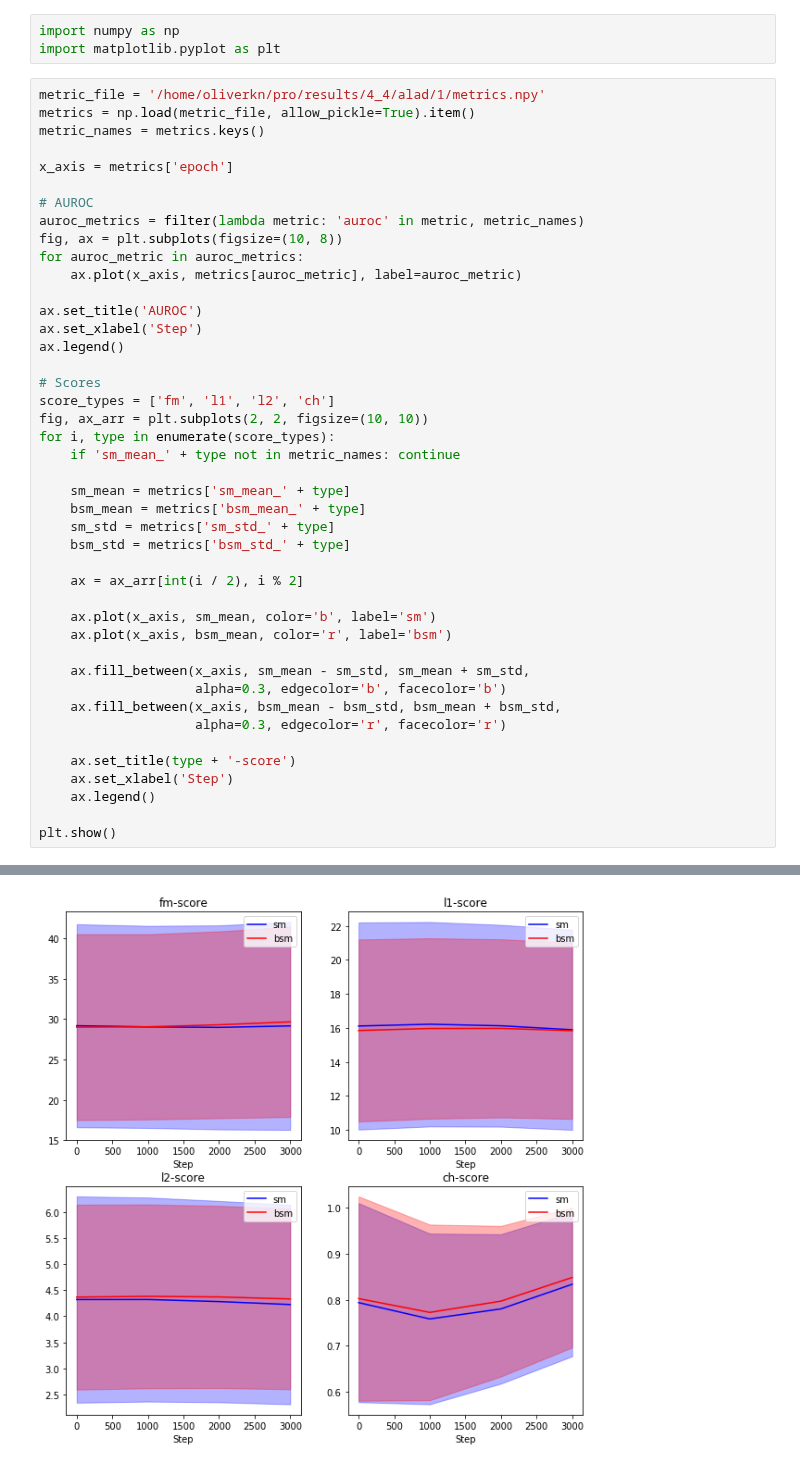
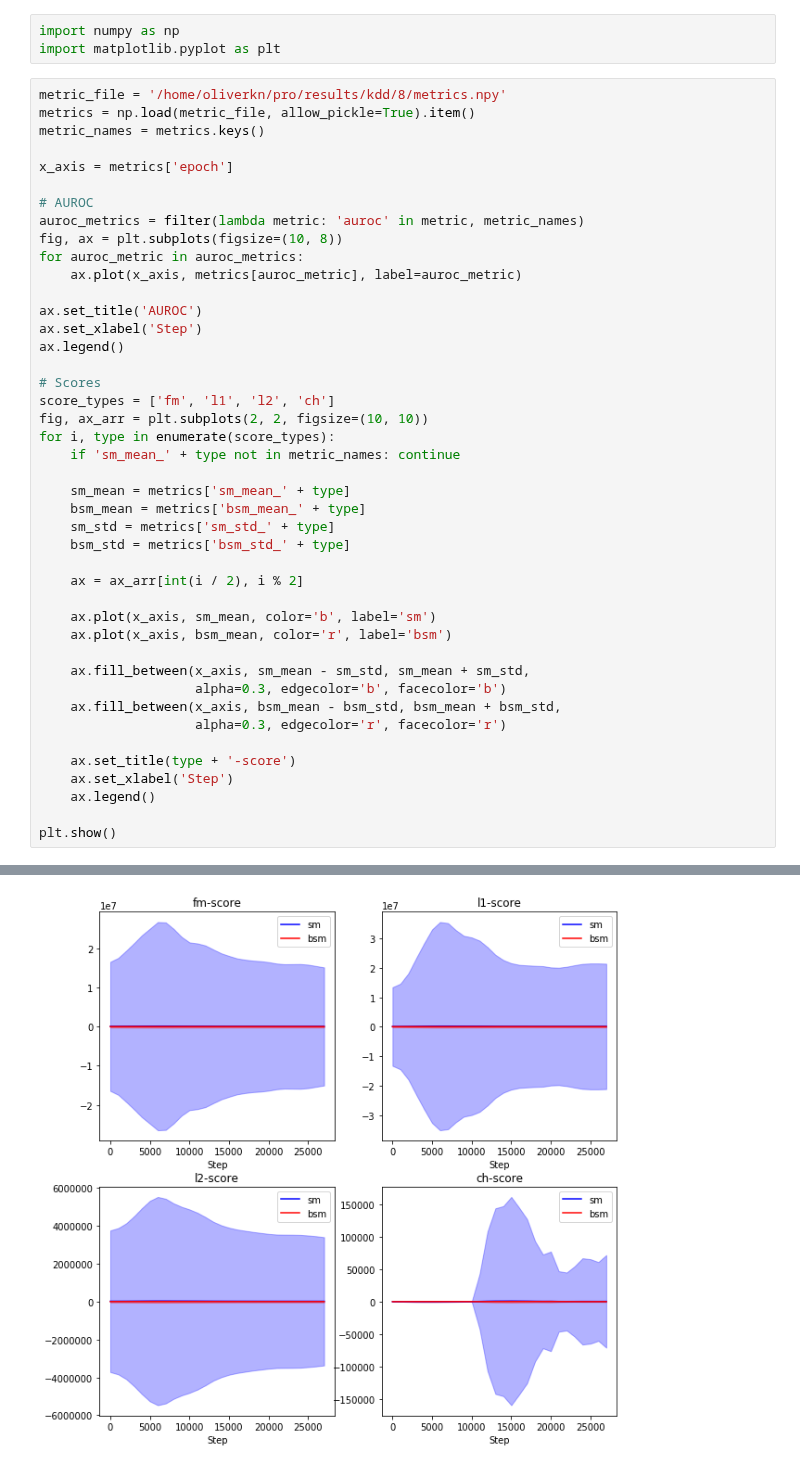
Before and after one commit to oliverkn/alad-for-lhc, a Jupyter notebook: alad_mod/alad_training_monitoring.ipynb, the cells around one changed output, grey strips where cells are left out. Drawn from its saved outputs; the diff is of its cells as text.

```diff
--- a/alad_mod/alad_training_monitoring.ipynb
+++ b/alad_mod/alad_training_monitoring.ipynb
@@ -2,7 +2,7 @@
 import numpy as np
 import matplotlib.pyplot as plt
 # %%
-metric_file = '/home/oliverkn/pro/results/4_4/alad/1/metrics.npy'
+metric_file = '/home/oliverkn/pro/results/kdd/8/metrics.npy'
 metrics = np.load(metric_file, allow_pickle=True).item()
 metric_names = metrics.keys()
 
@@ -49 +49 @@ plt.show()
-[figure, old version]
+[figure, new version]
```
Also changed, not shown: parts of 1 cell of this notebook, 3 other files.
